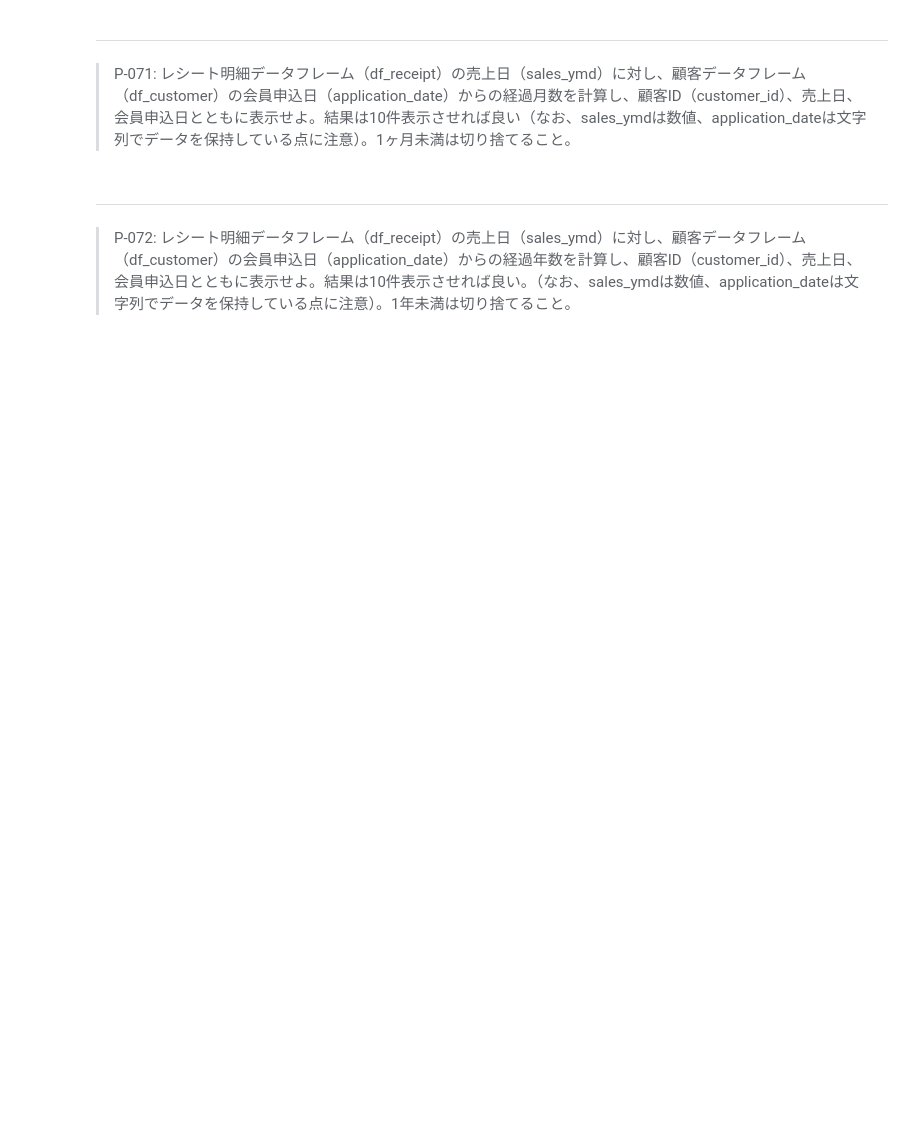
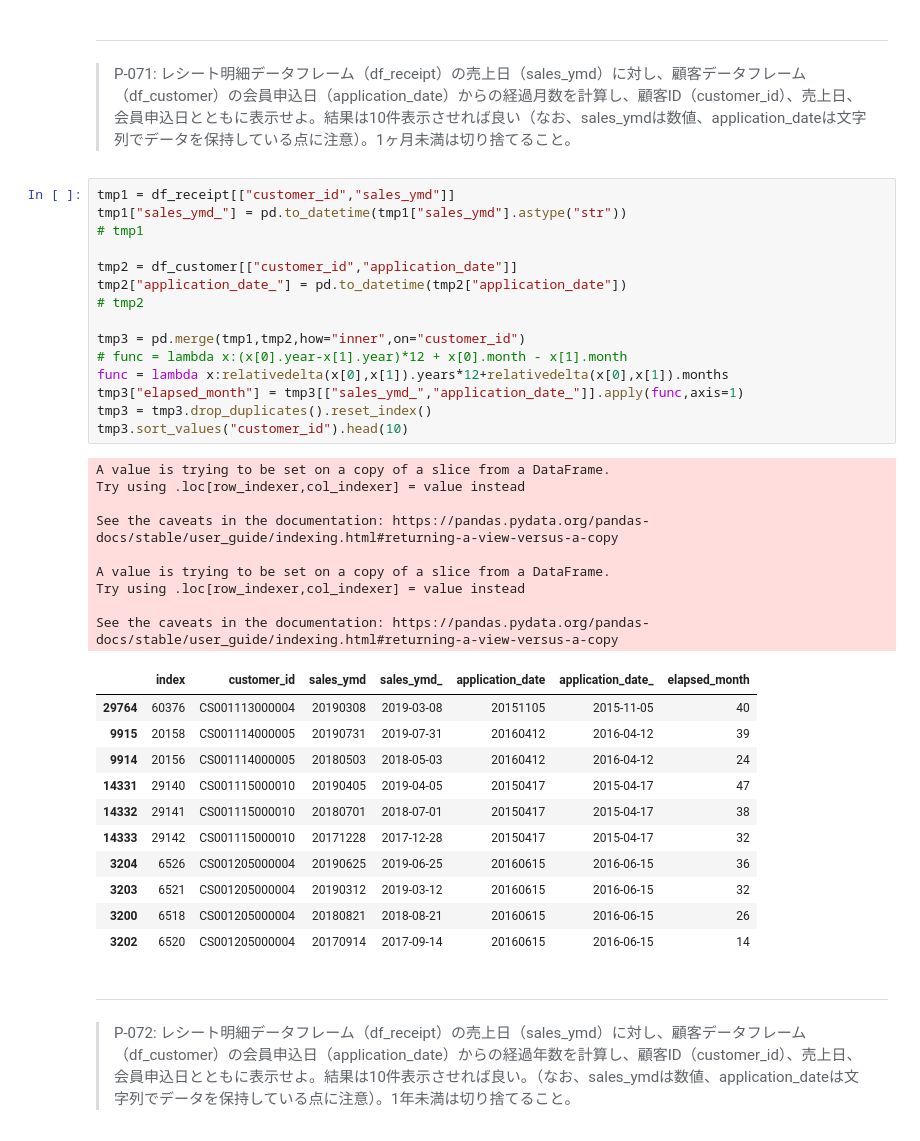
Before and after one commit to twobooks/100knocks-preprocess-training, a Jupyter notebook: docker/work/preprocess_knock_Python.ipynb, the cells around one changed output. Drawn from its saved outputs; the diff is of its cells as text; blank space fills up the shorter version.

```diff
--- a/docker/work/preprocess_knock_Python.ipynb
+++ b/docker/work/preprocess_knock_Python.ipynb
@@ -1328,6 +1565,42 @@ ans[:10]
 # %% [markdown]
 ---
 > P-071: レシート明細データフレーム（df_receipt）の売上日（sales_ymd）に対し、顧客データフレーム（df_customer）の会員申込日（application_date）からの経過月数を計算し、顧客ID（customer_id）、売上日、会員申込日とともに表示せよ。結果は10件表示させれば良い（なお、sales_ymdは数値、application_dateは文字列でデータを保持している点に注意）。1ヶ月未満は切り捨てること。
+# %%
+tmp1 = df_receipt[["customer_id","sales_ymd"]]
+tmp1["sales_ymd_"] = pd.to_datetime(tmp1["sales_ymd"].astype("str"))
+# tmp1
+
+tmp2 = df_customer[["customer_id","application_date"]]
+tmp2["application_date_"] = pd.to_datetime(tmp2["application_date"])
+# tmp2
+
+tmp3 = pd.merge(tmp1,tmp2,how="inner",on="customer_id")
+# func = lambda x:(x[0].year-x[1].year)*12 + x[0].month - x[1].month
+func = lambda x:relativedelta(x[0],x[1]).years*12+relativedelta(x[0],x[1]).months
+tmp3["elapsed_month"] = tmp3[["sales_ymd_","application_date_"]].apply(func,axis=1)
+tmp3 = tmp3.drop_duplicates().reset_index()
+tmp3.sort_values("customer_id").head(10)
+# %% [output]
+A value is trying to be set on a copy of a slice from a DataFrame.
+Try using .loc[row_indexer,col_indexer] = value instead
+
+See the caveats in the documentation: https://pandas.pydata.org/pandas-docs/stable/user_guide/indexing.html#returning-a-view-versus-a-copy
+
+A value is trying to be set on a copy of a slice from a DataFrame.
+Try using .loc[row_indexer,col_indexer] = value instead
+
+See the caveats in the documentation: https://pandas.pydata.org/pandas-docs/stable/user_guide/indexing.html#returning-a-view-versus-a-copy
+|  | index | customer_id | sales_ymd | sales_ymd_ | application_date | application_date_ | elapsed_month |
+| 29764 | 60376 | CS001113000004 | 20190308 | 2019-03-08 | 20151105 | 2015-11-05 | 40 |
+| 9915 | 20158 | CS001114000005 | 20190731 | 2019-07-31 | 20160412 | 2016-04-12 | 39 |
+| 9914 | 20156 | CS001114000005 | 20180503 | 2018-05-03 | 20160412 | 2016-04-12 | 24 |
+| 14331 | 29140 | CS001115000010 | 20190405 | 2019-04-05 | 20150417 | 2015-04-17 | 47 |
+| 14332 | 29141 | CS001115000010 | 20180701 | 2018-07-01 | 20150417 | 2015-04-17 | 38 |
+| 14333 | 29142 | CS001115000010 | 20171228 | 2017-12-28 | 20150417 | 2015-04-17 | 32 |
+| 3204 | 6526 | CS001205000004 | 20190625 | 2019-06-25 | 20160615 | 2016-06-15 | 36 |
+| 3203 | 6521 | CS001205000004 | 20190312 | 2019-03-12 | 20160615 | 2016-06-15 | 32 |
+| 3200 | 6518 | CS001205000004 | 20180821 | 2018-08-21 | 20160615 | 2016-06-15 | 26 |
+| 3202 | 6520 | CS001205000004 | 20170914 | 2017-09-14 | 20160615 | 2016-06-15 | 14 |
 # %% [markdown]
 ---
 > P-072: レシート明細データフレーム（df_receipt）の売上日（sales_ymd）に対し、顧客データフレーム（df_customer）の会員申込日（application_date）からの経過年数を計算し、顧客ID（customer_id）、売上日、会員申込日とともに表示せよ。結果は10件表示させれば良い。（なお、sales_ymdは数値、application_dateは文字列でデータを保持している点に注意）。1年未満は切り捨てること。
```
Also changed, not shown: parts of 26 cells of this notebook, 1 other file.
